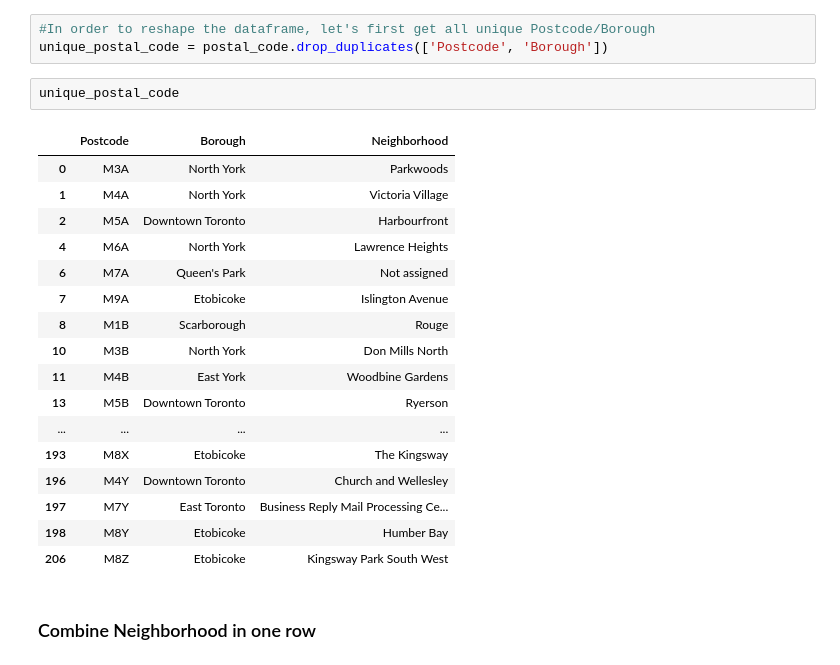
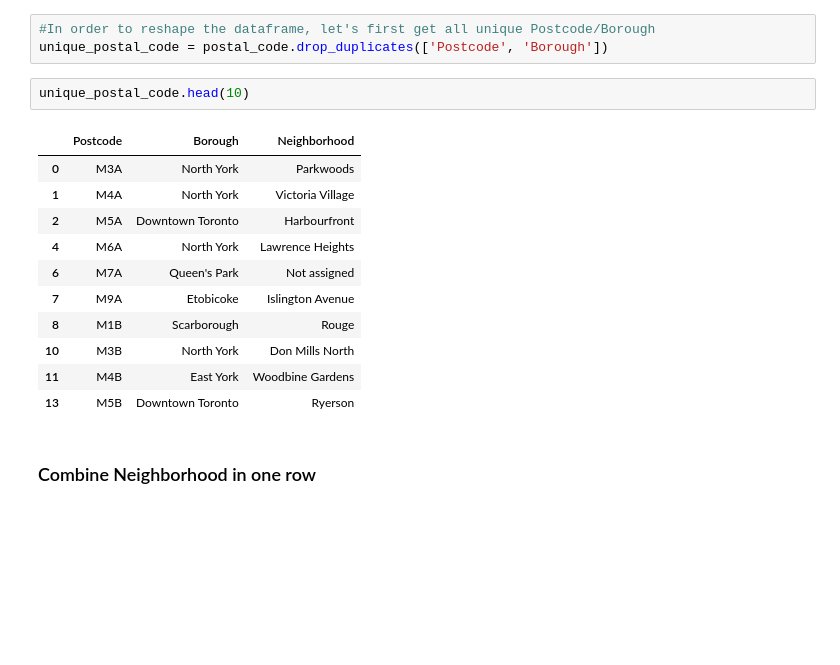
Before and after one commit to Gal711/Coursera_Capstone, a Jupyter notebook: Capstone_Project_Segmenting_and_Clustering_Neighborhoods_in_Toronto-Part2.ipynb, the cells around one changed output. Saved outputs shown, nothing was run; the diff lists cells and outputs as text; blank space fills up the shorter version.

```diff
--- a/Capstone_Project_Segmenting_and_Clustering_Neighborhoods_in_Toronto-Part2.ipynb
+++ b/Capstone_Project_Segmenting_and_Clustering_Neighborhoods_in_Toronto-Part2.ipynb
@@ -144,25 +114,19 @@ postal_code.shape
 #In order to reshape the dataframe, let's first get all unique Postcode/Borough
 unique_postal_code = postal_code.drop_duplicates(['Postcode', 'Borough'])
 # %%
-unique_postal_code
+unique_postal_code.head(10)
 # %% [output]
 |  | Postcode | Borough | Neighborhood |
 | 0 | M3A | North York | Parkwoods |
 | 1 | M4A | North York | Victoria Village |
 | 2 | M5A | Downtown Toronto | Harbourfront |
 | 4 | M6A | North York | Lawrence Heights |
 | 6 | M7A | Queen's Park | Not assigned |
 | 7 | M9A | Etobicoke | Islington Avenue |
 | 8 | M1B | Scarborough | Rouge |
 | 10 | M3B | North York | Don Mills North |
 | 11 | M4B | East York | Woodbine Gardens |
 | 13 | M5B | Downtown Toronto | Ryerson |
-| ... | ... | ... | ... |
-| 193 | M8X | Etobicoke | The Kingsway |
-| 196 | M4Y | Downtown Toronto | Church and Wellesley |
-| 197 | M7Y | East Toronto | Business Reply Mail Processing Ce... |
-| 198 | M8Y | Etobicoke | Humber Bay |
-| 206 | M8Z | Etobicoke | Kingsway Park South West |
 # %% [markdown]
 ### Combine Neighborhood in one row
 # %%
```
Also changed, not shown: parts of 3 cells of this notebook, 2 other files.
